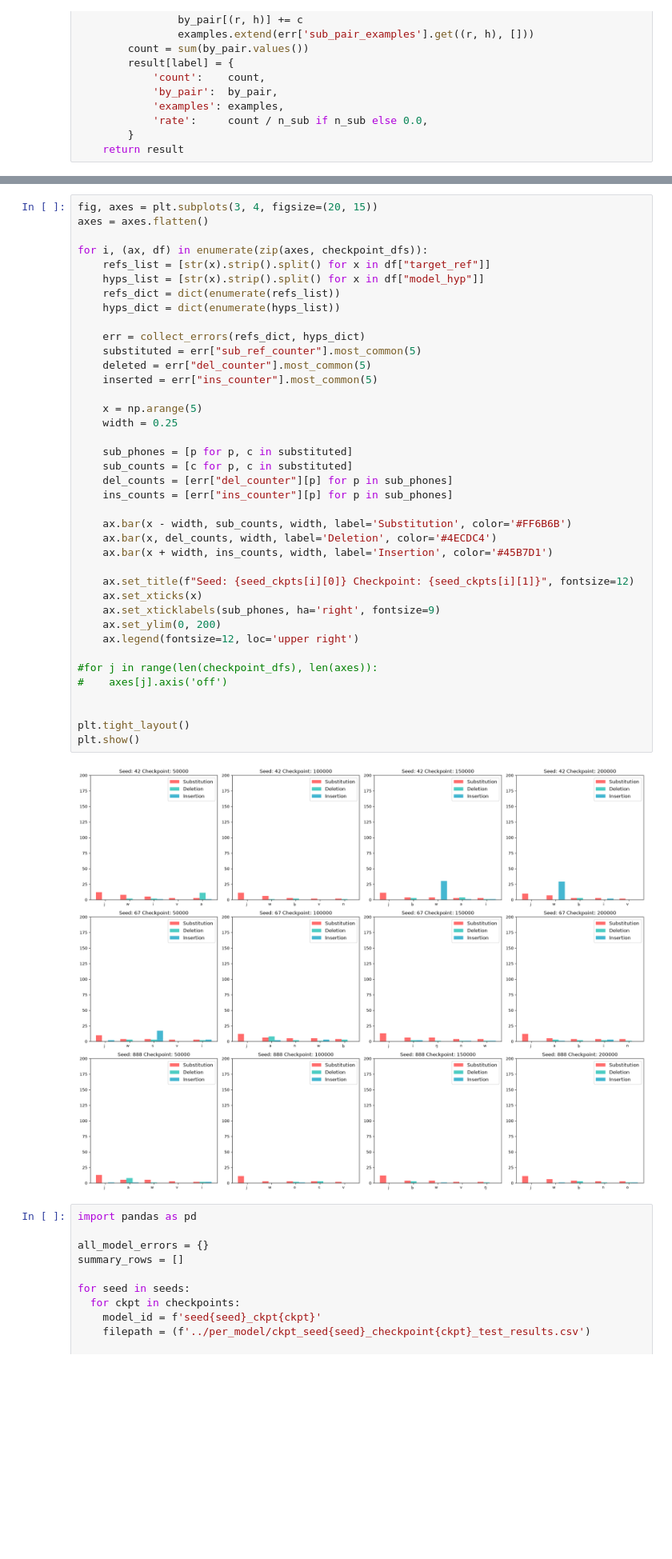
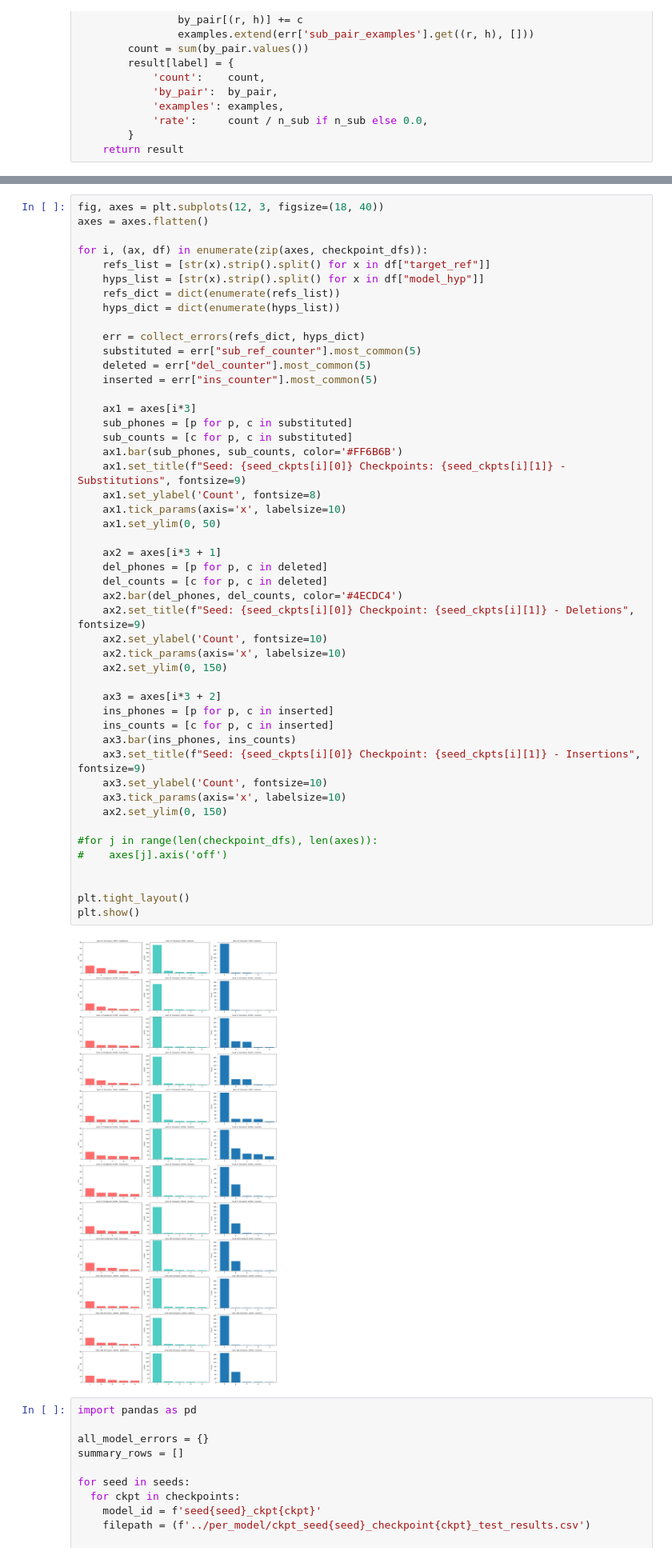
Before and after one commit to OutForMilks/Hunger, a Jupyter notebook: notebooks/per_model_eval.ipynb, the cells around one changed output, grey strips where cells are left out. Shown at 80% size. Saved outputs shown, nothing was run; the diff lists cells and outputs as text; blank space fills up the shorter version.

```diff
--- a/notebooks/per_model_eval.ipynb
+++ b/notebooks/per_model_eval.ipynb
@@ -330,46 +330,55 @@ plt.show()
 # %% [output]
 [figure]
 # %%
-fig, axes = plt.subplots(3, 4, figsize=(20, 15))
+fig, axes = plt.subplots(12, 3, figsize=(18, 40))
 axes = axes.flatten()
 
 for i, (ax, df) in enumerate(zip(axes, checkpoint_dfs)):
     refs_list = [str(x).strip().split() for x in df["target_ref"]]
     hyps_list = [str(x).strip().split() for x in df["model_hyp"]]
     refs_dict = dict(enumerate(refs_list))
     hyps_dict = dict(enumerate(hyps_list))
 
     err = collect_errors(refs_dict, hyps_dict)
     substituted = err["sub_ref_counter"].most_common(5)
     deleted = err["del_counter"].most_common(5)
     inserted = err["ins_counter"].most_common(5)
 
-    x = np.arange(5)
-    width = 0.25
-
+    ax1 = axes[i*3]
     sub_phones = [p for p, c in substituted]
     sub_counts = [c for p, c in substituted]
-    del_counts = [err["del_counter"][p] for p in sub_phones]
-    ins_counts = [err["ins_counter"][p] for p in sub_phones]
+    ax1.bar(sub_phones, sub_counts, color='#FF6B6B')
+    ax1.set_title(f"Seed: {seed_ckpts[i][0]} Checkpoints: {seed_ckpts[i][1]} - Substitutions", fontsize=9)
+    ax1.set_ylabel('Count', fontsize=8)
+    ax1.tick_params(axis='x', labelsize=10)
+    ax1.set_ylim(0, 50)
 
-    ax.bar(x - width, sub_counts, width, label='Substitution', color='#FF6B6B')
-    ax.bar(x, del_counts, width, label='Deletion', color='#4ECDC4')
-    ax.bar(x + width, ins_counts, width, label='Insertion', color='#45B7D1')
+    ax2 = axes[i*3 + 1]
+    del_phones = [p for p, c in deleted]
+    del_counts = [c for p, c in deleted]
+    ax2.bar(del_phones, del_counts, color='#4ECDC4')
+    ax2.set_title(f"Seed: {seed_ckpts[i][0]} Checkpoint: {seed_ckpts[i][1]} - Deletions", fontsize=9)
+    ax2.set_ylabel('Count', fontsize=10)
+    ax2.tick_params(axis='x', labelsize=10)
+    ax2.set_ylim(0, 150)
 
-    ax.set_title(f"Seed: {seed_ckpts[i][0]} Checkpoint: {seed_ckpts[i][1]}", fontsize=12)
-    ax.set_xticks(x)
-    ax.set_xticklabels(sub_phones, ha='right', fontsize=9)
-    ax.set_ylim(0, 200)
-    ax.legend(fontsize=12, loc='upper right')
+    ax3 = axes[i*3 + 2]
+    ins_phones = [p for p, c in inserted]
+    ins_counts = [c for p, c in inserted]
+    ax3.bar(ins_phones, ins_counts)
+    ax3.set_title(f"Seed: {seed_ckpts[i][0]} Checkpoint: {seed_ckpts[i][1]} - Insertions", fontsize=9)
+    ax3.set_ylabel('Count', fontsize=10)
+    ax3.tick_params(axis='x', labelsize=10)
+    ax2.set_ylim(0, 150)
 
 #for j in range(len(checkpoint_dfs), len(axes)):
 #    axes[j].axis('off')
 
 
 plt.tight_layout()
 plt.show()
 # %% [output]
-[figure, old version]
+[figure, new version]
 # %%
 import pandas as pd
 
```
Also changed, not shown: parts of 3 cells of this notebook, 12 other files.
